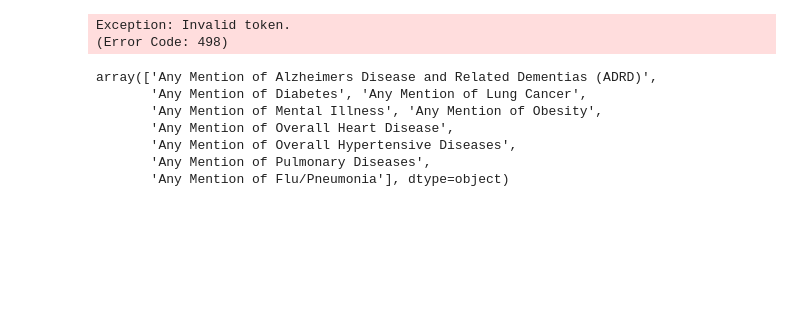
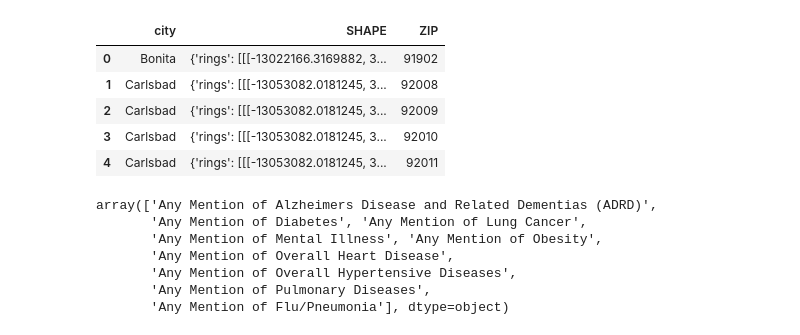
Before and after one commit to zxchen98/dsc198, a Jupyter notebook: dashboard .ipynb, the cells around one changed output. Cells and saved outputs as stored; diff of their text form; code cells hidden in the pictures; blank space fills up the shorter version.

```diff
--- a/dashboard .ipynb
+++ b/dashboard .ipynb
@@ -24,9 +24,9 @@ from sklearn.ensemble import RandomForestRegressor
 from sklearn.model_selection import train_test_split
 # %%
 # Xiangchen Zhao
-gis = GIS("https://ucsdonline.maps.arcgis.com/home/item.html?id=c74bf4d93f514f0296c1ffd6dda71a73", client_id='S9hCtNsAKhoTpS87')
+# gis = GIS("https://ucsdonline.maps.arcgis.com/home/item.html?id=c74bf4d93f514f0296c1ffd6dda71a73", client_id='S9hCtNsAKhoTpS87')
 # Yicen Ma
-# gis = GIS("https://ucsdonline.maps.arcgis.com/home/item.html?id=01cee8d17e2446739d57e7714c693624", client_id='yYvN0h2gOFqtCZRA')
+gis = GIS("https://ucsdonline.maps.arcgis.com/home/item.html?id=01cee8d17e2446739d57e7714c693624", client_id='yYvN0h2gOFqtCZRA')
 print("Successfully logged in as: " + gis.properties.user.username)
 # %% [output]
 Please sign in to your GIS and paste the code that is obtained below.
@@ -118,22 +117,26 @@ risk.head()
 # %%
 # merge city name with zipcode
 city = poly[['COom_adj','SHAPE']]
 sd_zipcode = gis.content.get("1fa5dfbe76e5485faa90bdfed3a246c8")
 sd_zipcode_sdf = pd.DataFrame.spatial.from_layer(sd_zipcode.layers[0])
 zipcode = sd_zipcode_sdf[['ZIP','SHAPE','COMMUNITY']]
 
 c = city['COom_adj'].unique()
 z = zipcode['COMMUNITY'].unique()
 
 city = city.rename(columns={'COom_adj':'COMMUNITY'})
 city_with_zip = city.merge(zipcode, on='COMMUNITY')
 city_with_zip = city_with_zip.drop('SHAPE_y',axis = 1)
 city_with_zip = city_with_zip.rename(columns = {'SHAPE_x':'SHAPE'})
 city_with_zip=city_with_zip.rename(columns={'COMMUNITY':'city'})
-city_with_zip
+city_with_zip.head()
 # %% [output]
-Exception: Invalid token.
-(Error Code: 498)
+|  | city | SHAPE | ZIP |
+| 0 | Bonita | {'rings': [[[-13022166.3169882, 3... | 91902 |
+| 1 | Carlsbad | {'rings': [[[-13053082.0181245, 3... | 92008 |
+| 2 | Carlsbad | {'rings': [[[-13053082.0181245, 3... | 92009 |
+| 3 | Carlsbad | {'rings': [[[-13053082.0181245, 3... | 92010 |
+| 4 | Carlsbad | {'rings': [[[-13053082.0181245, 3... | 92011 |
 # %%
 #get the risk type
 risk_type=risk.Condition.unique()
```
Also changed, not shown: parts of 9 cells of this notebook.
